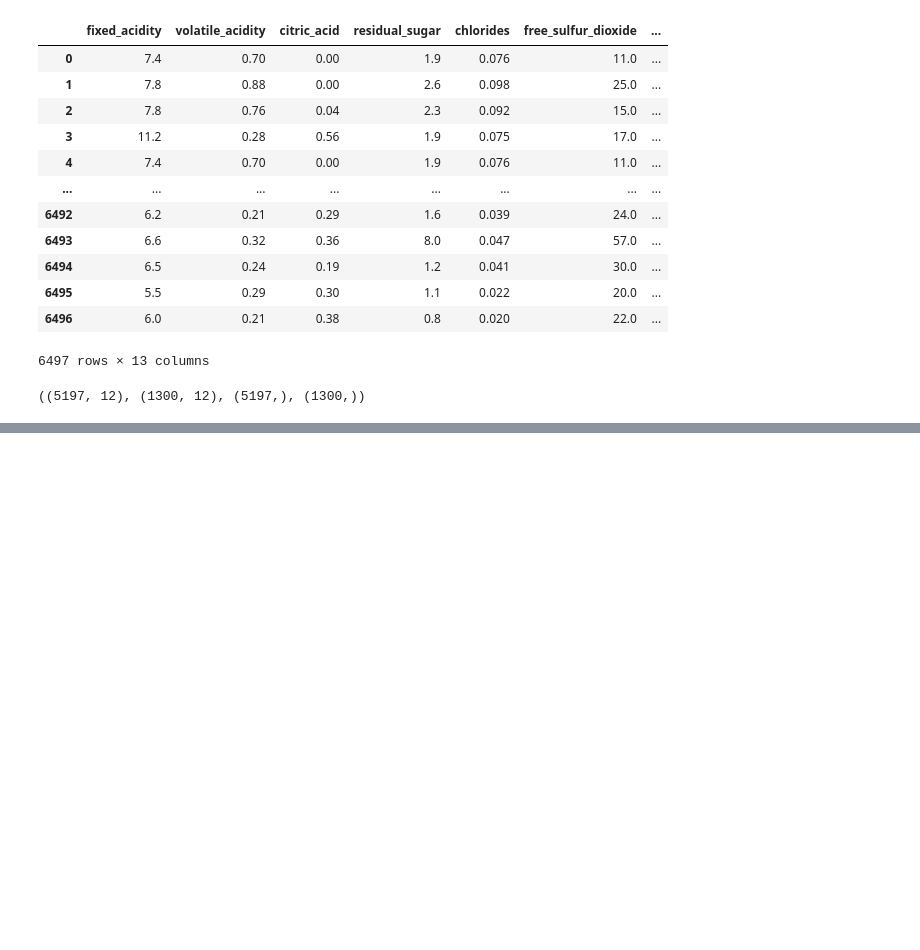
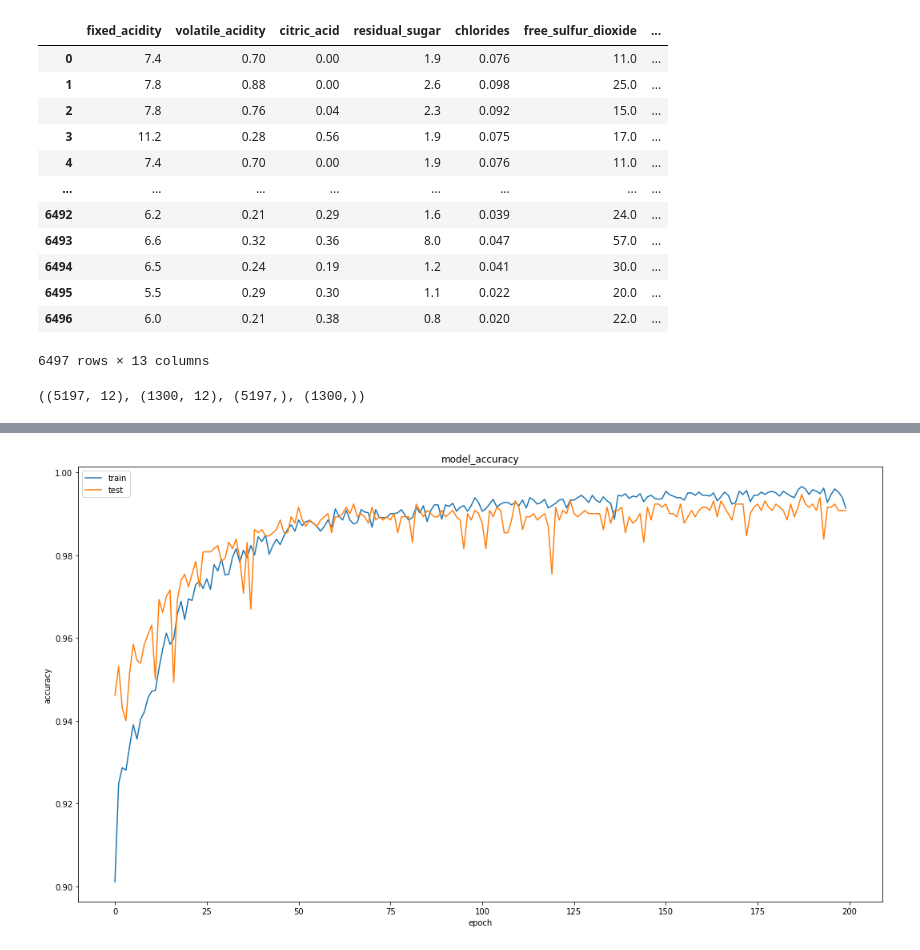
Before and after one commit to HongJeSeong/camp_data, a Jupyter notebook: src/wine.ipynb, the cells around one changed output, grey strips where cells are left out. Saved outputs shown, nothing was run; the diff lists cells and outputs as text; code cells hidden in the pictures; blank space fills up the shorter version.

```diff
--- a/src/wine.ipynb
+++ b/src/wine.ipynb
@@ -120,0 +122,32 @@ plt.show()
+# %%
+from keras.layers import Conv1D,MaxPooling1D,Flatten
+model = Sequential()
+model.add(Conv1D(filters=32,kernel_size=3,activation='relu',input_shape=(12,1)))
+model.add(MaxPooling1D(pool_size=2))
+model.add(Conv1D(32, 3, activation='relu'))
+model.add(MaxPooling1D(pool_size=1))
+model.add(Flatten())
+model.add(Dense(50,activation="relu"))
+model.add(Dense(2,activation="softmax"))
+
+model.compile(optimizer='adam',loss='sparse_categorical_crossentropy',  metrics=['accuracy'])
+# %%
+import numpy as np
+x =np.array(x_train).reshape(x_train.shape[0],x_train.shape[1],1)
+y =np.array(y_train).reshape(y_train.shape[0],1)
+x_ =np.array(x_test).reshape(x_test.shape[0],x_test.shape[1],1)
+y_ =np.array(y_test).reshape(y_test.shape[0],1)
+
+history = model.fit(x, y, epochs=200, validation_data=(x_, y_))
+# %%
+import matplotlib.pyplot as plt
+plt.figure(figsize=(18, 10))
+plt.plot(history.history['accuracy'])
+plt.plot(history.history['val_accuracy'])
+plt.title('model_accuracy')
+plt.ylabel('accuracy')
+plt.xlabel('epoch')
+plt.legend(['train', 'test'], loc='best')
+plt.show()
+# %% [output]
+[figure, added]
```
Also changed, not shown: parts of 5 cells of this notebook.
